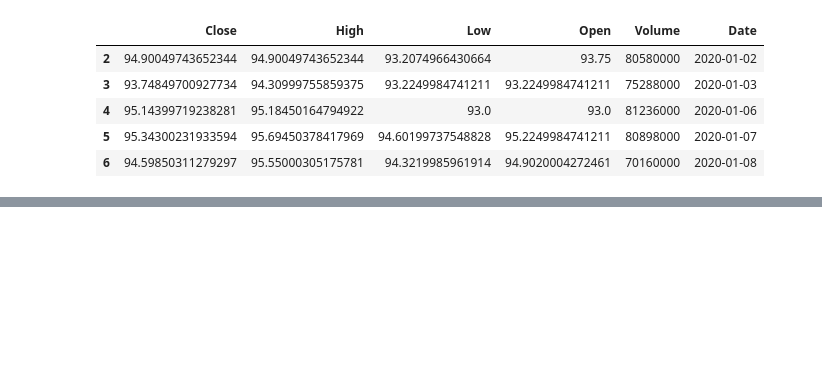
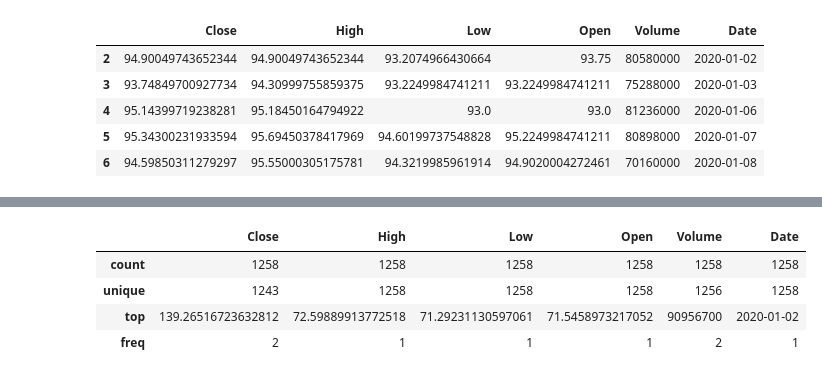
Before and after one commit to jc14-ai/AI-Powered-Stock-Market-Dashboard, a Jupyter notebook: backend/training/model.ipynb, the cells around one changed output, grey strips where cells are left out. Cells and saved outputs as stored; diff of their text form; code cells hidden in the pictures; blank space fills up the shorter version.

```diff
--- a/backend/training/model.ipynb
+++ b/backend/training/model.ipynb
@@ -96,0 +113,8 @@ df_amazon.head()
+# %%
+df_apple.describe()
+# %% [output]
+|  | Close | High | Low | Open | Volume | Date |
+| count | 1258 | 1258 | 1258 | 1258 | 1258 | 1258 |
+| unique | 1243 | 1258 | 1258 | 1258 | 1256 | 1258 |
+| top | 139.26516723632812 | 72.59889913772518 | 71.29231130597061 | 71.5458973217052 | 90956700 | 2020-01-02 |
+| freq | 2 | 1 | 1 | 1 | 2 | 1 |
```
Also changed, not shown: parts of 12 cells of this notebook.
